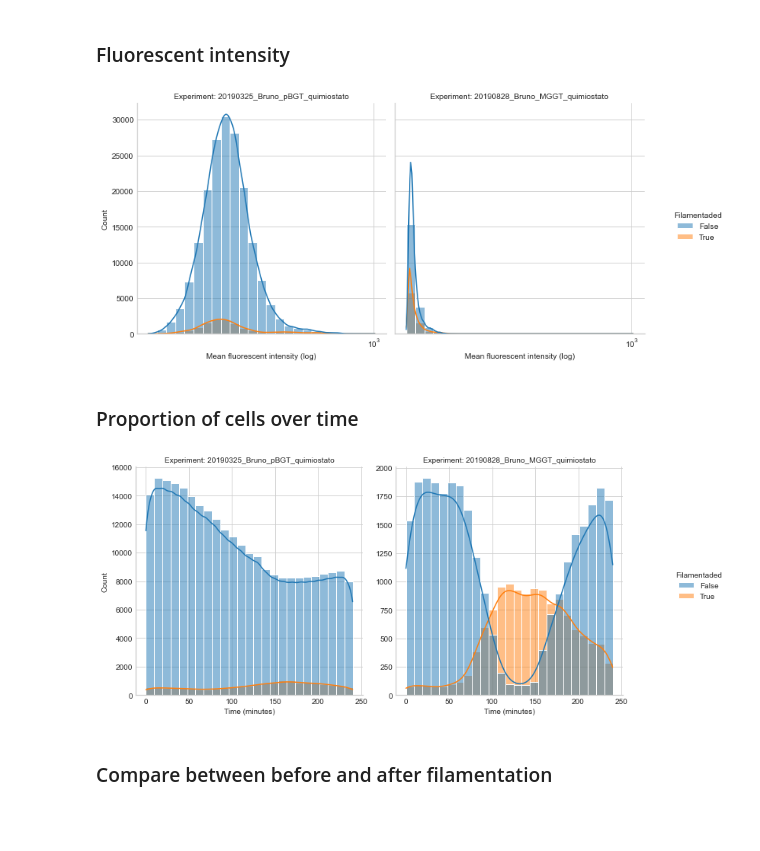
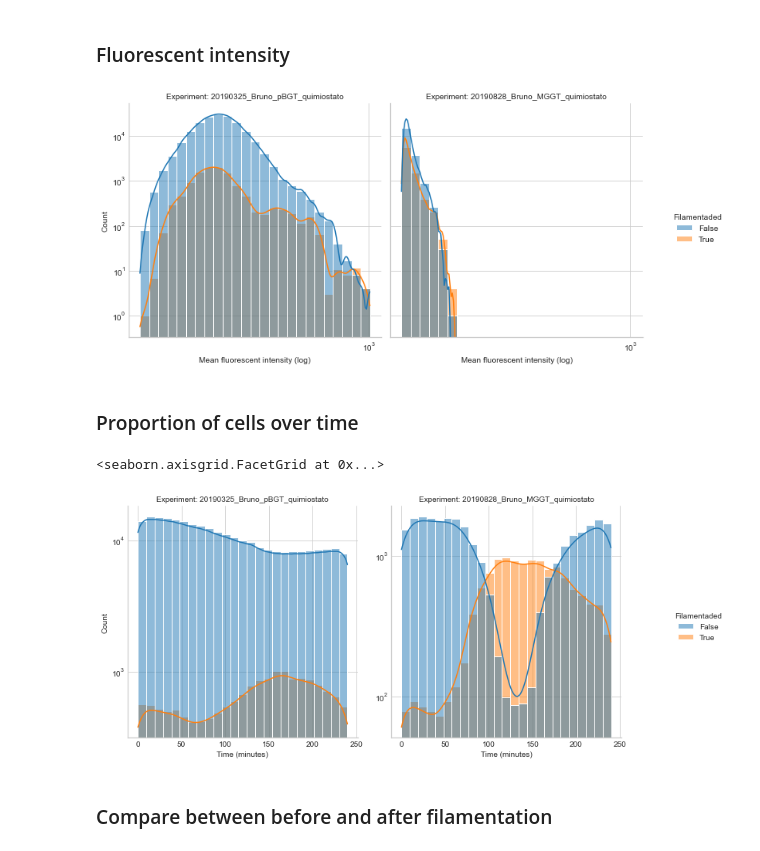
Before and after one commit to jvelezmagic/cell_viewer, a Jupyter notebook: notebooks/2.0-jvs-eda.ipynb, the cells around one changed output. Cells and saved outputs as stored; diff of their text form; code cells hidden in the pictures; blank space fills up the shorter version.

Commit message:
Update some plots to use yscale='log'

```diff
--- a/notebooks/2.0-jvs-eda.ipynb
+++ b/notebooks/2.0-jvs-eda.ipynb
@@ -62,34 +62,36 @@ fluorescent_intensity_p = (
         "filamentaded_cell": lambda filamentaded_cell: filamentaded_cell.unique(),
         "gfp": "mean"
     })
     .reset_index()
     .pipe(
         lambda df: sns.displot(
             data=df,
             x="gfp",
             hue="filamentaded_cell",
             #row="filamentaded_cell",
             col="experiment_id",
             log_scale=True,
             legend=True,
             facet_kws=dict(
                 # sharex=False,
                 # sharey=False
             ),
             bins = 25,
             kde=True
         )
     )
 )
 
 (
     fluorescent_intensity_p
     .set_axis_labels("Mean fluorescent intensity (log)", "Count")
     .set_titles("Experiment: {col_name}")
     .legend.set_title("Filamentaded")
 )
+
+plt.yscale("log")
 # %% [output]
-[figure, old version]
+[figure, new version]
 # %% [markdown]
 ### Proportion of cells over time
 # %%
@@ -119,8 +121,11 @@ proportion_cells_time_p = (
     .set_titles("Experiment: {col_name}")
     .legend.set_title("Filamentaded")
 )
+
+proportion_cells_time_p.set(yscale="log")
 # %% [output]
+<seaborn.axisgrid.FacetGrid at 0x...>
-[figure, old version]
+[figure, new version]
 # %% [markdown]
 ### Compare between before and after filamentation
 # %%
```
